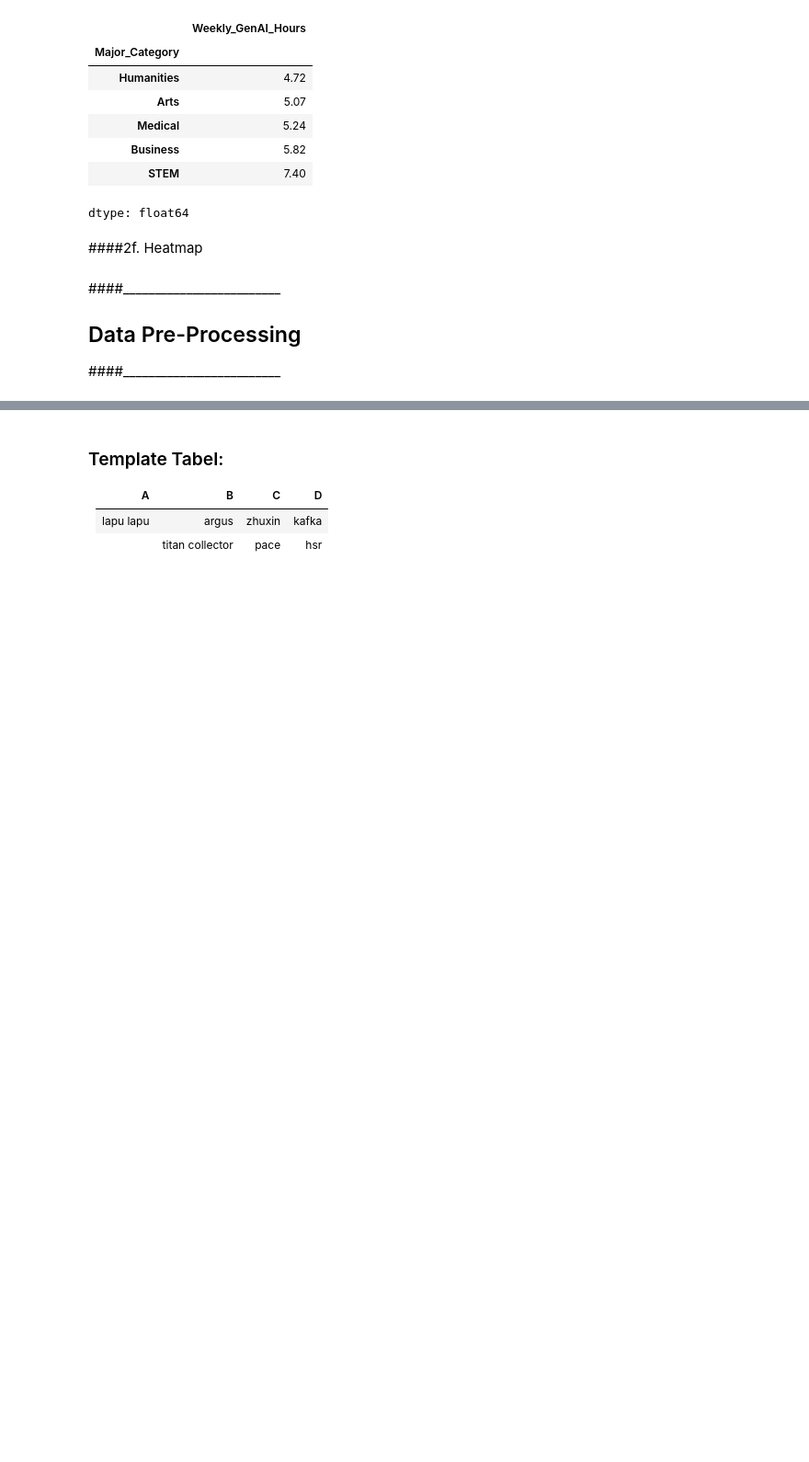
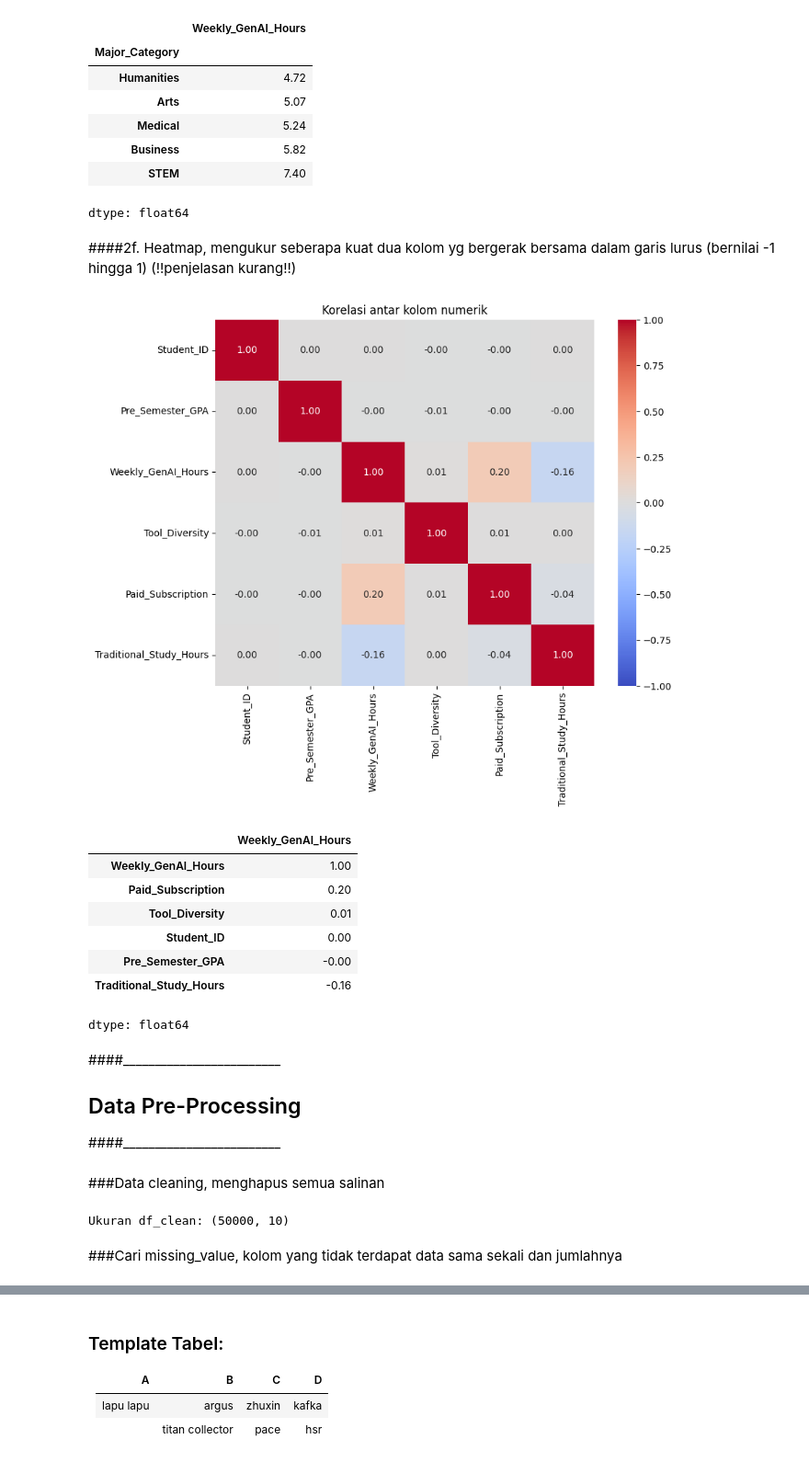
Before and after one commit to Shxrp08/Project_SG_I-Smile_Group6_2026, a Jupyter notebook: Project_SG_Group_6.ipynb, the cells around one changed output, grey strips where cells are left out. Shown at 92% size. Cells and saved outputs as stored; diff of their text form; code cells hidden in the pictures; blank space fills up the shorter version.

```diff
--- a/Project_SG_Group_6.ipynb
+++ b/Project_SG_Group_6.ipynb
@@ -252,9 +252,37 @@ median_per_jurusan
 | Business | 5.82 |
 | STEM | 7.40 |
 dtype: float64
-# %% [markdown]
-####2f. Heatmap
+# %% [markdown]
+####2f. Heatmap, mengukur seberapa kuat dua kolom yg bergerak bersama dalam garis lurus (bernilai -1 hingga 1)  (!!penjelasan kurang!!)
+# %%
+korelasi = df.corr(numeric_only=True)                       #membuat korelasi dari DataFrame, numeric_only=True agar hanya menampilkan angka numerik
+
+plt.figure(figsize=(9, 7))                                  #membuat "kanvas kosong" yg akan digunakan utk membuat heatmap
+sns.heatmap(korelasi, annot=True, fmt=".2f", cmap="coolwarm", vmin=-1, vmax=1, center=0)
+plt.title("Korelasi antar kolom numerik")
+plt.show()
+
+korelasi["Weekly_GenAI_Hours"].sort_values(ascending=False).round(2)
+# %% [output]
+[figure, added]
+|  | Weekly_GenAI_Hours |
+| Weekly_GenAI_Hours | 1.00 |
+| Paid_Subscription | 0.20 |
+| Tool_Diversity | 0.01 |
+| Student_ID | 0.00 |
+| Pre_Semester_GPA | -0.00 |
+| Traditional_Study_Hours | -0.16 |
+dtype: float64
 # %% [markdown]
 ####_________________________
 ## Data Pre-Processing
 ####_________________________
+# %% [markdown]
+###Data cleaning, menghapus semua salinan
+# %%
+df_clean = df.copy()                       #membersihkan DataFrame, gunakan df.copy agar hanya menghapus data salinan
+print("Ukuran df_clean:", df_clean.shape)  #menampilkan baris dan kolom dari data
+# %% [output]
+Ukuran df_clean: (50000, 10)
+# %% [markdown]
+###Cari missing_value, kolom yang tidak terdapat data sama sekali dan jumlahnya
```
Also changed, not shown: parts of 26 cells of this notebook.
